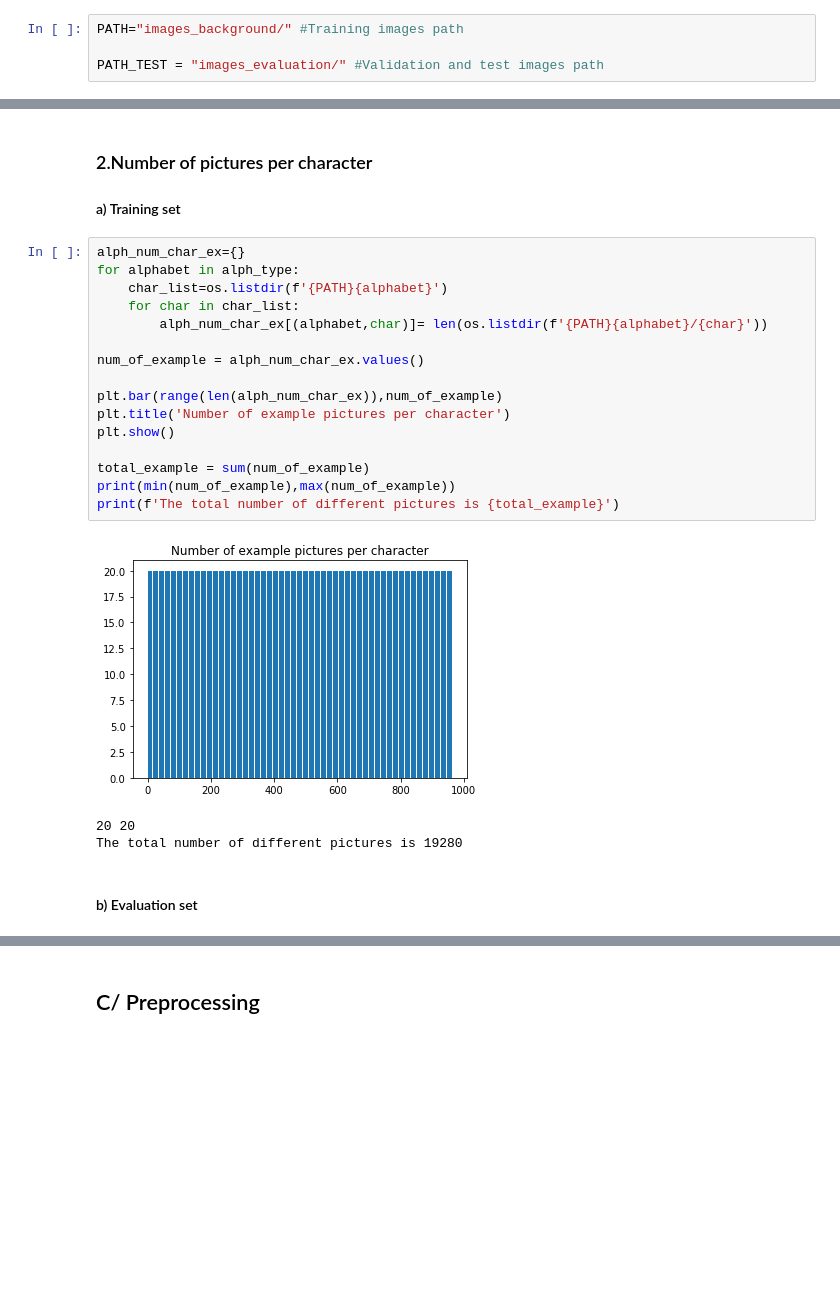
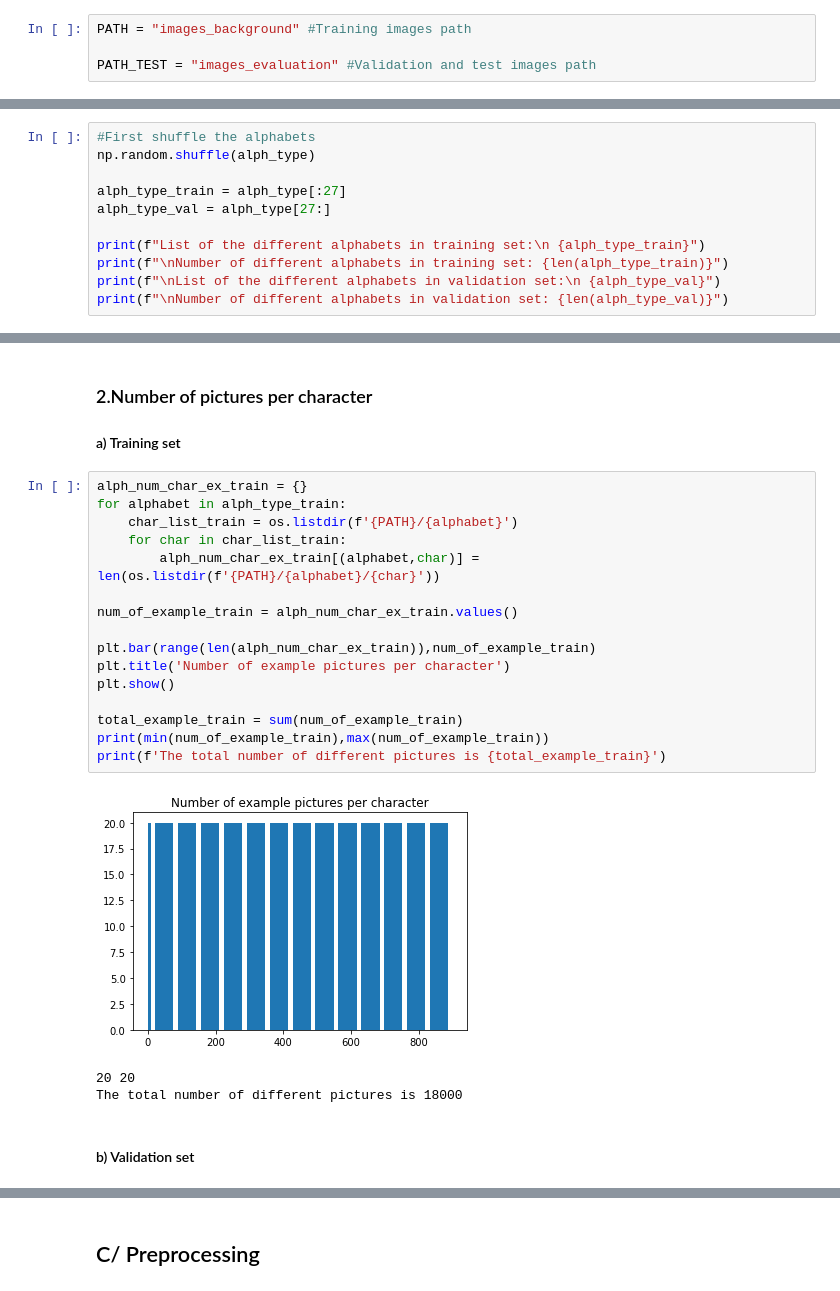
Before and after one commit to Chtchou/Fellow_omniglot, a Jupyter notebook: Fellowship_ai_One_shot_Omniglot.ipynb, the cells around one changed output, grey strips where cells are left out. Cells and saved outputs as stored; diff of their text form; blank space fills up the shorter version.

Commit message:
modify the validation set to 3 separate alphabets

```diff
--- a/Fellowship_ai_One_shot_Omniglot.ipynb
+++ b/Fellowship_ai_One_shot_Omniglot.ipynb
@@ -66,9 +66,9 @@ The autoreload extension is already loaded. To reload it, use:
 # %% [markdown]
 We indicate the PATH of the training and evaluation examples.
 # %%
-PATH="images_background/" #Training images path
+PATH = "images_background" #Training images path
 
-PATH_TEST = "images_evaluation/" #Validation and test images path
+PATH_TEST = "images_evaluation" #Validation and test images path
 # %% [markdown]
 The pictures are divided into two folders :
 The evaluation folder
@@ -97,0 +103,11 @@ Number of different alphabets: 30
+# %%
+#First shuffle the alphabets
+np.random.shuffle(alph_type)
+
+alph_type_train = alph_type[:27]
+alph_type_val = alph_type[27:]
+
+print(f"List of the different alphabets in training set:\n {alph_type_train}")
+print(f"\nNumber of different alphabets in training set: {len(alph_type_train)}")
+print(f"\nList of the different alphabets in validation set:\n {alph_type_val}")
+print(f"\nNumber of different alphabets in validation set: {len(alph_type_val)}")
@@ -155,24 +208,24 @@ The total number of different character is 659
 ### 2.Number of pictures per character
 #### a) Training set
 # %%
-alph_num_char_ex={}
-for alphabet in alph_type:
-    char_list=os.listdir(f'{PATH}{alphabet}')
-    for char in char_list:
-        alph_num_char_ex[(alphabet,char)]= len(os.listdir(f'{PATH}{alphabet}/{char}'))
+alph_num_char_ex_train = {}
+for alphabet in alph_type_train:
+    char_list_train = os.listdir(f'{PATH}/{alphabet}')
+    for char in char_list_train:
+        alph_num_char_ex_train[(alphabet,char)] = len(os.listdir(f'{PATH}/{alphabet}/{char}'))
 
-num_of_example = alph_num_char_ex.values()
+num_of_example_train = alph_num_char_ex_train.values()
 
-plt.bar(range(len(alph_num_char_ex)),num_of_example)
+plt.bar(range(len(alph_num_char_ex_train)),num_of_example_train)
 plt.title('Number of example pictures per character')
 plt.show()
 
-total_example = sum(num_of_example)
-print(min(num_of_example),max(num_of_example))
-print(f'The total number of different pictures is {total_example}')
+total_example_train = sum(num_of_example_train)
+print(min(num_of_example_train),max(num_of_example_train))
+print(f'The total number of different pictures is {total_example_train}')
 # %% [output]
-[figure, old version]
+[figure, new version]
 20 20
-The total number of different pictures is 19280
+The total number of different pictures is 18000
 # %% [markdown]
-#### b) Evaluation set
+#### b) Validation set
```
Also changed, not shown: parts of 45 cells of this notebook, 1 other file.
